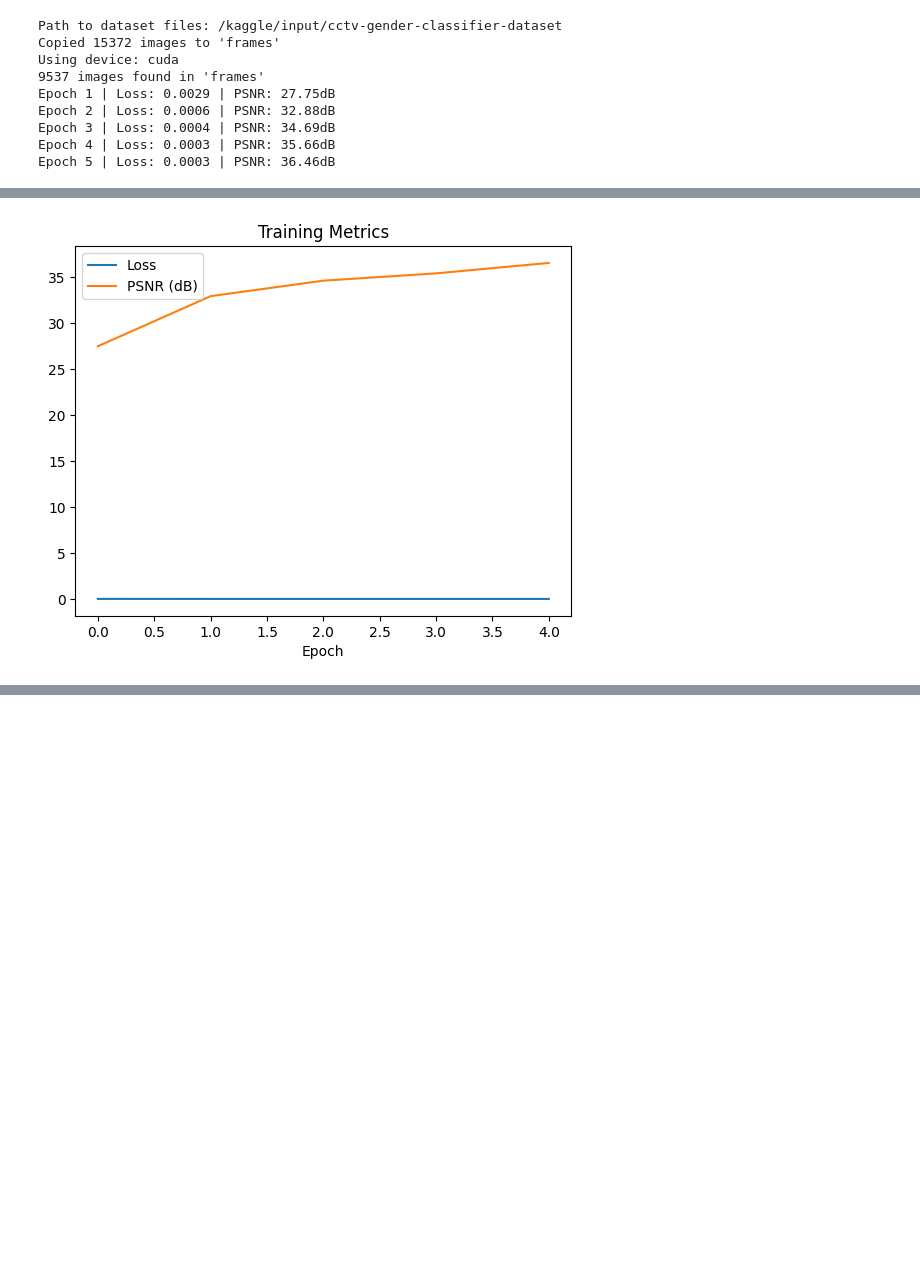
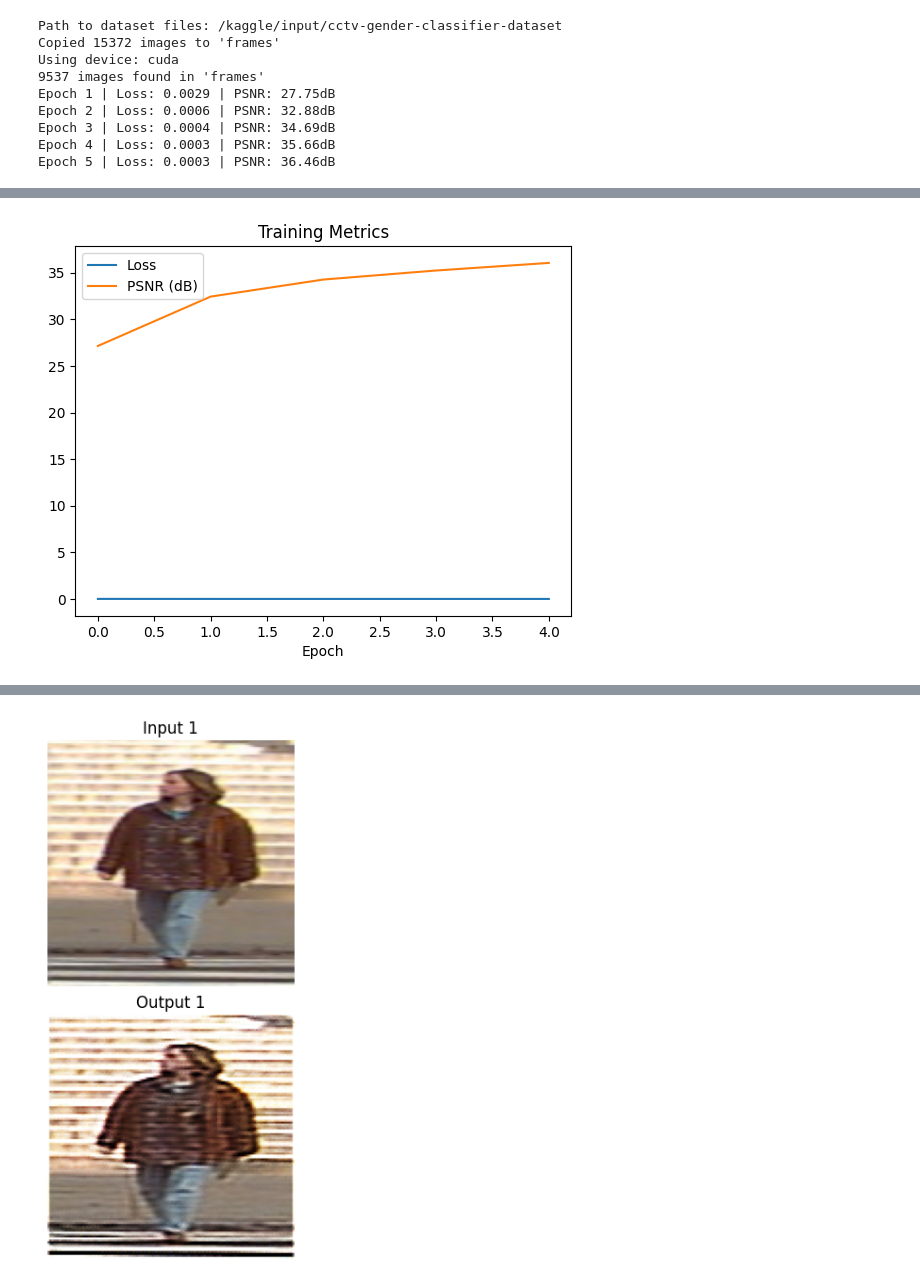
Before and after one commit to SakuragiHanamichii/autoencoder, a Jupyter notebook: deep_learning.ipynb, the cells around one changed output, grey strips where cells are left out. Cells and saved outputs as stored; diff of their text form; code cells hidden in the pictures; blank space fills up the shorter version.

```diff
--- a/deep_learning.ipynb
+++ b/deep_learning.ipynb
@@ -308,6 +308,51 @@ plt.legend()
 plt.title('Training Metrics')
 plt.savefig('results/metrics.png')
 plt.show()
+
+ # ... (previous code) ...
+
+# Tampilkan beberapa contoh gambar input dan output
+import matplotlib.image as mpimg
+
+num_samples = 4  # jumlah gambar yang ingin ditampilkan
+epoch_show = 5   # epoch ke berapa yang mau diambil gambarnya
+
+plt.figure(figsize=(12, 6))
+for i in range(num_samples):
+    # Load input image
+    input_img_path = f"results/input_epoch{epoch_show}_img{i}.png"
+
+    # Check if the file exists before trying to read it
+    if os.path.exists(input_img_path):
+        input_img = mpimg.imread(input_img_path)
+    else:
+        print(f"Warning: File not found: {input_img_path}. Skipping.")
+        continue  # Skip to the next image
+
+    # Load output image
+    output_img_path = f"results/output_epoch{epoch_show}_img{i}.png"
+
+    # Check if the file exists before trying to read it
+    if os.path.exists(output_img_path):
+        output_img = mpimg.imread(output_img_path)
+    else:
+        print(f"Warning: File not found: {output_img_path}. Skipping.")
+        continue  # Skip to the next image
+
+    # Tampilkan input image
+    plt.subplot(2, num_samples, i+1)
+    plt.imshow(input_img)
+    plt.title(f'Input {i+1}')
+    plt.axis('off')
+
+    # Tampilkan output image
+    plt.subplot(2, num_samples, num_samples + i+1)
+    plt.imshow(output_img)
+    plt.title(f'Output {i+1}')
+    plt.axis('off')
+
+plt.tight_layout()
+plt.show()
 # %% [output]
 Path to dataset files: /kaggle/input/cctv-gender-classifier-dataset
 Copied 15372 images to 'frames'
@@ -321 +366 @@ Epoch 5 | Loss: 0.0002 | PSNR: 36.58dB
-[figure, old version]
+[figure, new version]
@@ -321,0 +370 @@ Epoch 5 | Loss: 0.0002 | PSNR: 36.58dB
+[figure, added]
```
Also changed, not shown: parts of 1 cell of this notebook.
